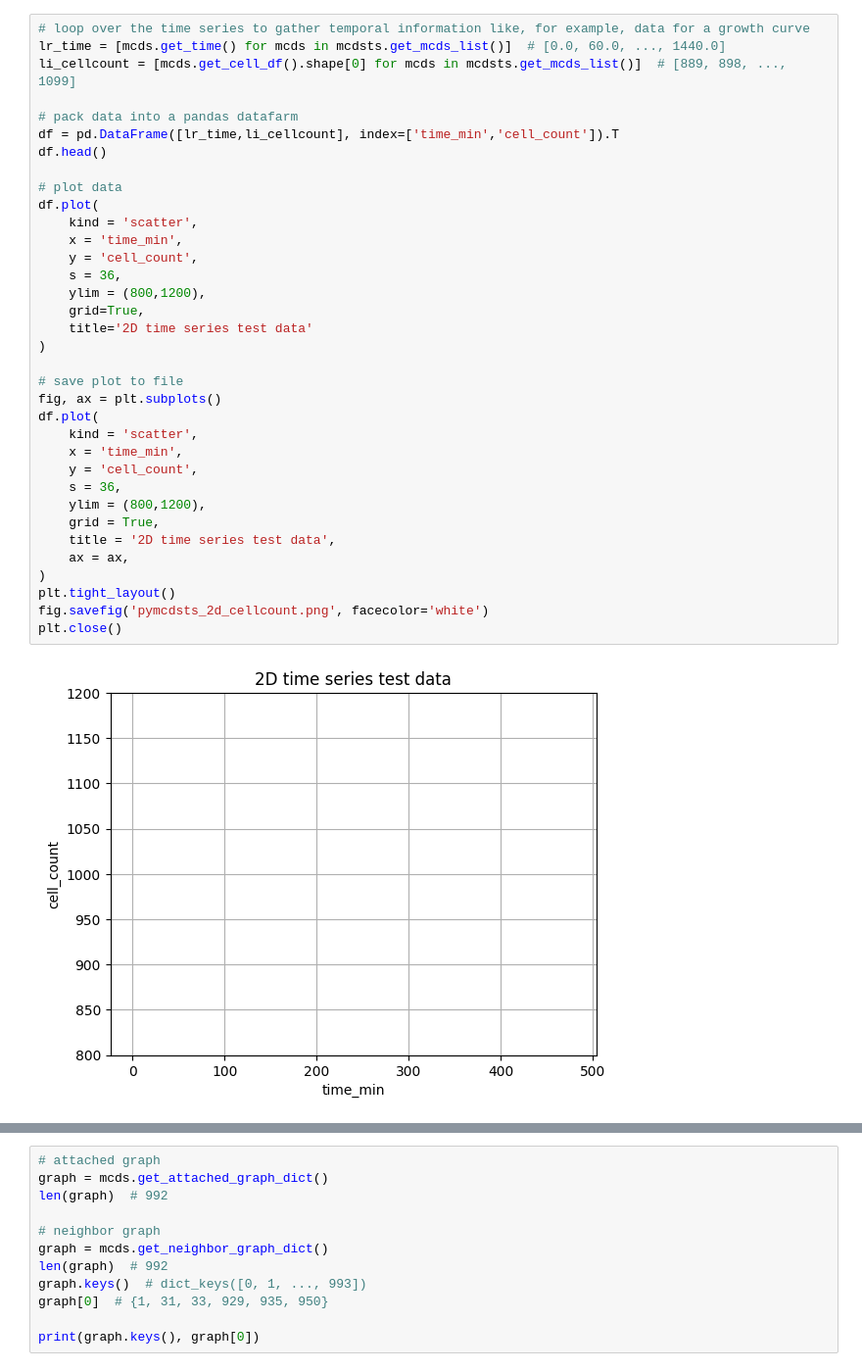
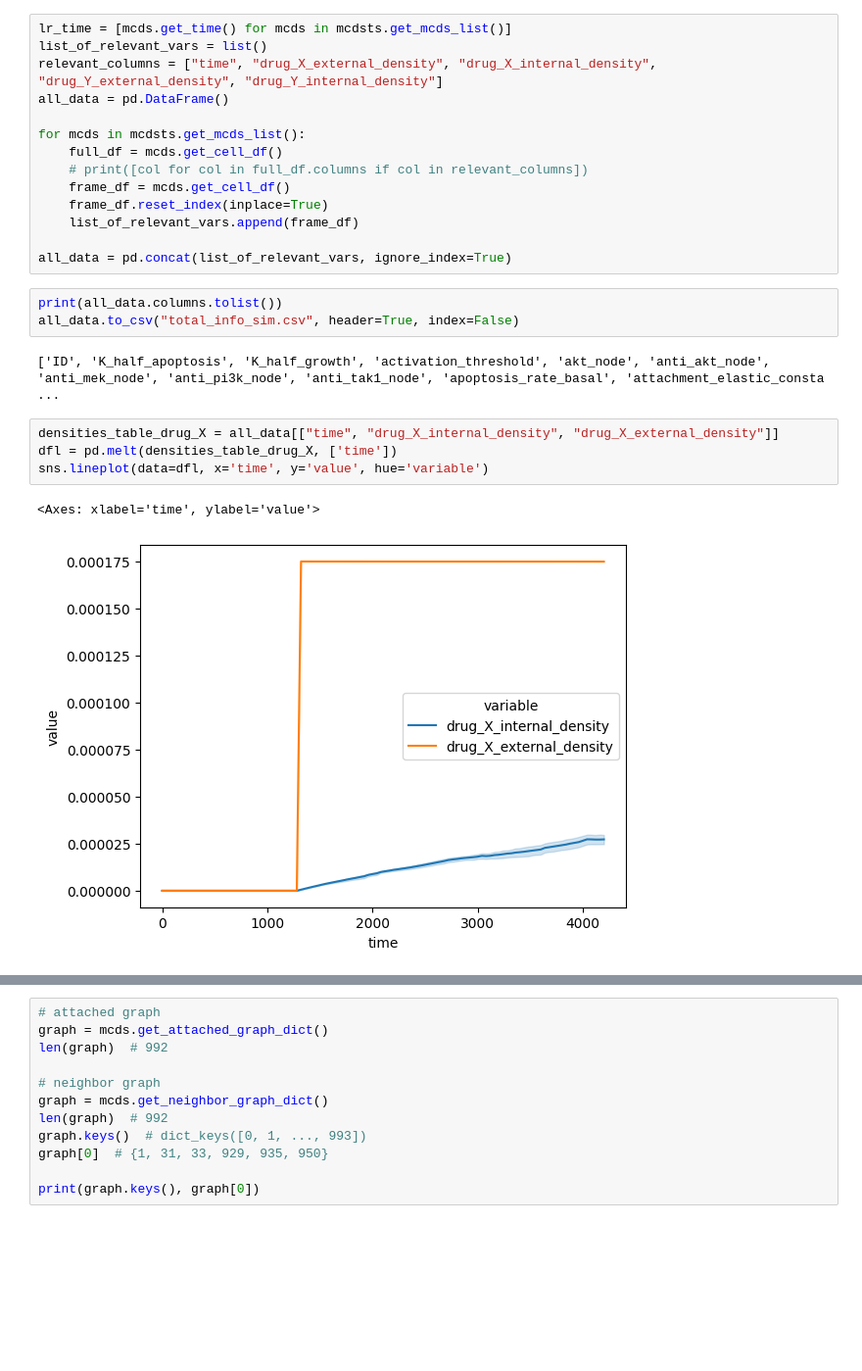
Before and after one commit to PhysiBoSS/PhysiBoSS, a Jupyter notebook: postsim_analysis/simple_output_analysis.ipynb, the cells around one changed output, grey strips where cells are left out. Shown at 98% size. Drawn from its saved outputs; the diff is of its cells as text; blank space fills up the shorter version.

```diff
--- a/postsim_analysis/simple_output_analysis.ipynb
+++ b/postsim_analysis/simple_output_analysis.ipynb
@@ -50,37 +41,26 @@ ylim set to (-300.0, 300.0).
-# %%
-# loop over the time series to gather temporal information like, for example, data for a growth curve
-lr_time = [mcds.get_time() for mcds in mcdsts.get_mcds_list()]  # [0.0, 60.0, ..., 1440.0]
-li_cellcount = [mcds.get_cell_df().shape[0] for mcds in mcdsts.get_mcds_list()]  # [889, 898, ..., 1099]
-
-# pack data into a pandas datafarm
-df = pd.DataFrame([lr_time,li_cellcount], index=['time_min','cell_count']).T
-df.head()
-
-# plot data
-df.plot(
-    kind = 'scatter',
-    x = 'time_min',
-    y = 'cell_count',
-    s = 36,
-    ylim = (800,1200),
-    grid=True,
-    title='2D time series test data'
-)
-
-# save plot to file
-fig, ax = plt.subplots()
-df.plot(
-    kind = 'scatter',
-    x = 'time_min',
-    y = 'cell_count',
-    s = 36,
-    ylim = (800,1200),
-    grid = True,
-    title = '2D time series test data',
-    ax = ax,
-)
-plt.tight_layout()
-fig.savefig('pymcdsts_2d_cellcount.png', facecolor='white')
-plt.close()
-# %% [output]
-[figure, removed]
+# %%
+lr_time = [mcds.get_time() for mcds in mcdsts.get_mcds_list()]
+list_of_relevant_vars = list()
+relevant_columns = ["time", "drug_X_external_density", "drug_X_internal_density", "drug_Y_external_density", "drug_Y_internal_density"]
+all_data = pd.DataFrame()
+
+for mcds in mcdsts.get_mcds_list():
+    full_df = mcds.get_cell_df()
+    # print([col for col in full_df.columns if col in relevant_columns])
+    frame_df = mcds.get_cell_df()
+    frame_df.reset_index(inplace=True)
+    list_of_relevant_vars.append(frame_df)
+
+all_data = pd.concat(list_of_relevant_vars, ignore_index=True)
+# %%
+print(all_data.columns.tolist())
+all_data.to_csv("total_info_sim.csv", header=True, index=False)
+# %% [output]
+['ID', 'K_half_apoptosis', 'K_half_growth', 'activation_threshold', 'akt_node', 'anti_akt_node', 'anti_mek_node', 'anti_pi3k_node', 'anti_tak1_node', 'apoptosis_rate_basal', 'attachment_elastic_consta ...
+# %%
+densities_table_drug_X = all_data[["time", "drug_X_internal_density", "drug_X_external_density"]]
+dfl = pd.melt(densities_table_drug_X, ['time'])
+sns.lineplot(data=dfl, x='time', y='value', hue='variable')
+# %% [output]
+<Axes: xlabel='time', ylabel='value'>
+[figure, added]
```
Also changed, not shown: parts of 12 cells of this notebook, 48 other files.
